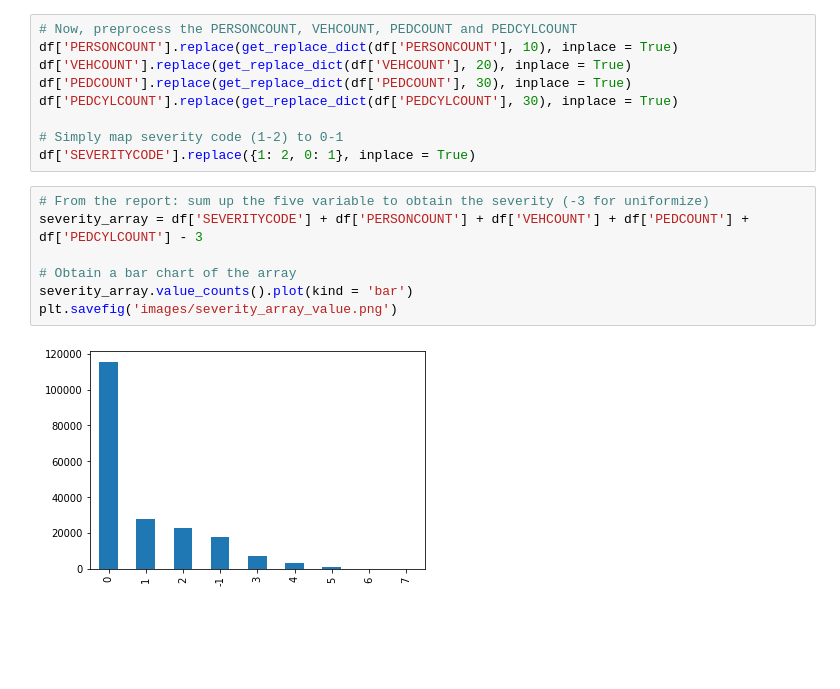
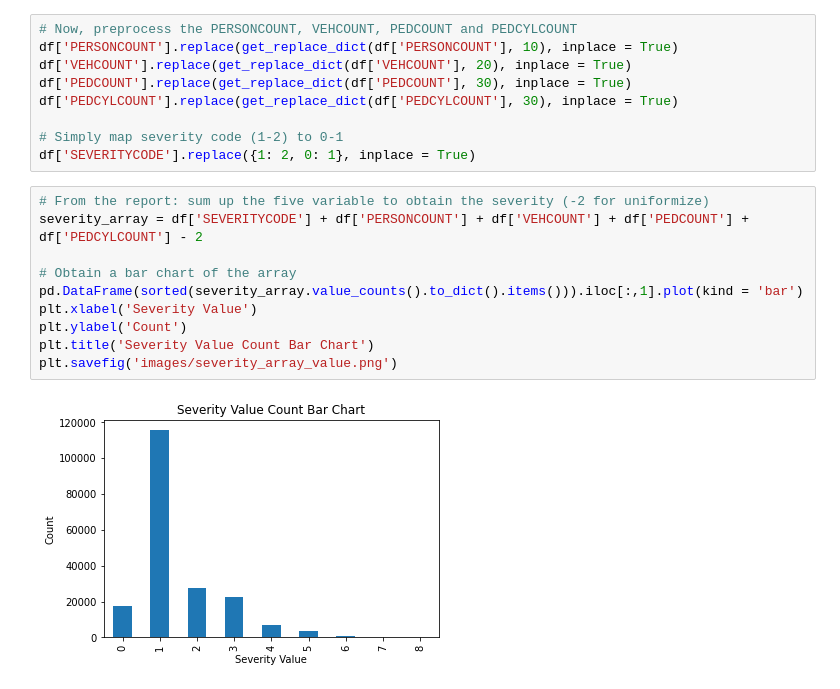
Before and after one commit to Mick235711/Coursera_Capstone, a Jupyter notebook: report.ipynb, the cells around one changed output. Drawn from its saved outputs; the diff is of its cells as text; blank space fills up the shorter version.

Commit message:
ADD: various section in report.md

```diff
--- a/report.ipynb
+++ b/report.ipynb
@@ -87,11 +93,14 @@ df['PEDCYLCOUNT'].replace(get_replace_dict(df['PEDCYLCOUNT'], 30), inplace = Tru
 # Simply map severity code (1-2) to 0-1
 df['SEVERITYCODE'].replace({1: 2, 0: 1}, inplace = True)
 # %%
-# From the report: sum up the five variable to obtain the severity (-3 for uniformize)
-severity_array = df['SEVERITYCODE'] + df['PERSONCOUNT'] + df['VEHCOUNT'] + df['PEDCOUNT'] + df['PEDCYLCOUNT'] - 3
+# From the report: sum up the five variable to obtain the severity (-2 for uniformize)
+severity_array = df['SEVERITYCODE'] + df['PERSONCOUNT'] + df['VEHCOUNT'] + df['PEDCOUNT'] + df['PEDCYLCOUNT'] - 2
 
 # Obtain a bar chart of the array
-severity_array.value_counts().plot(kind = 'bar')
+pd.DataFrame(sorted(severity_array.value_counts().to_dict().items())).iloc[:,1].plot(kind = 'bar')
+plt.xlabel('Severity Value')
+plt.ylabel('Count')
+plt.title('Severity Value Count Bar Chart')
 plt.savefig('images/severity_array_value.png')
 # %% [output]
-[figure, old version]
+[figure, new version]
```
Also changed, not shown: parts of 9 cells of this notebook, 3 other files.
